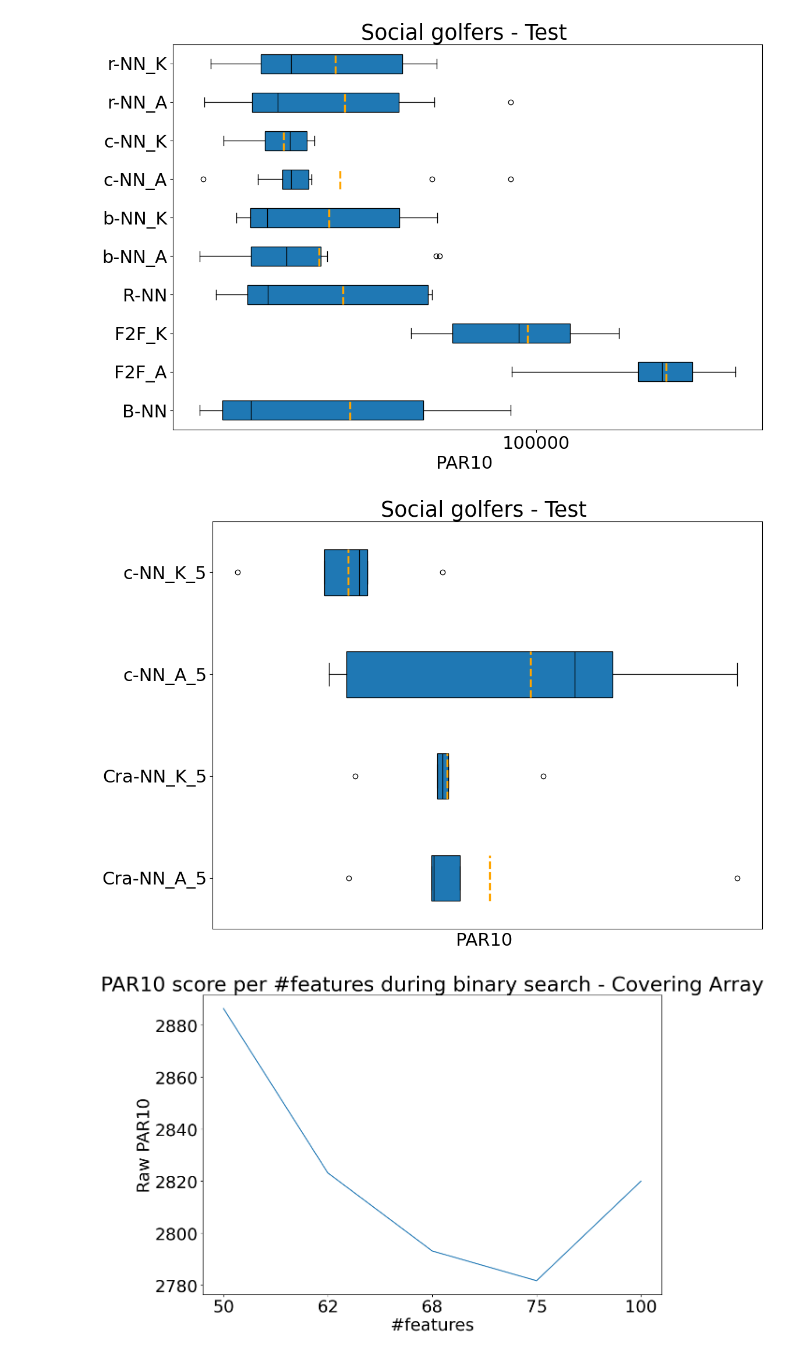
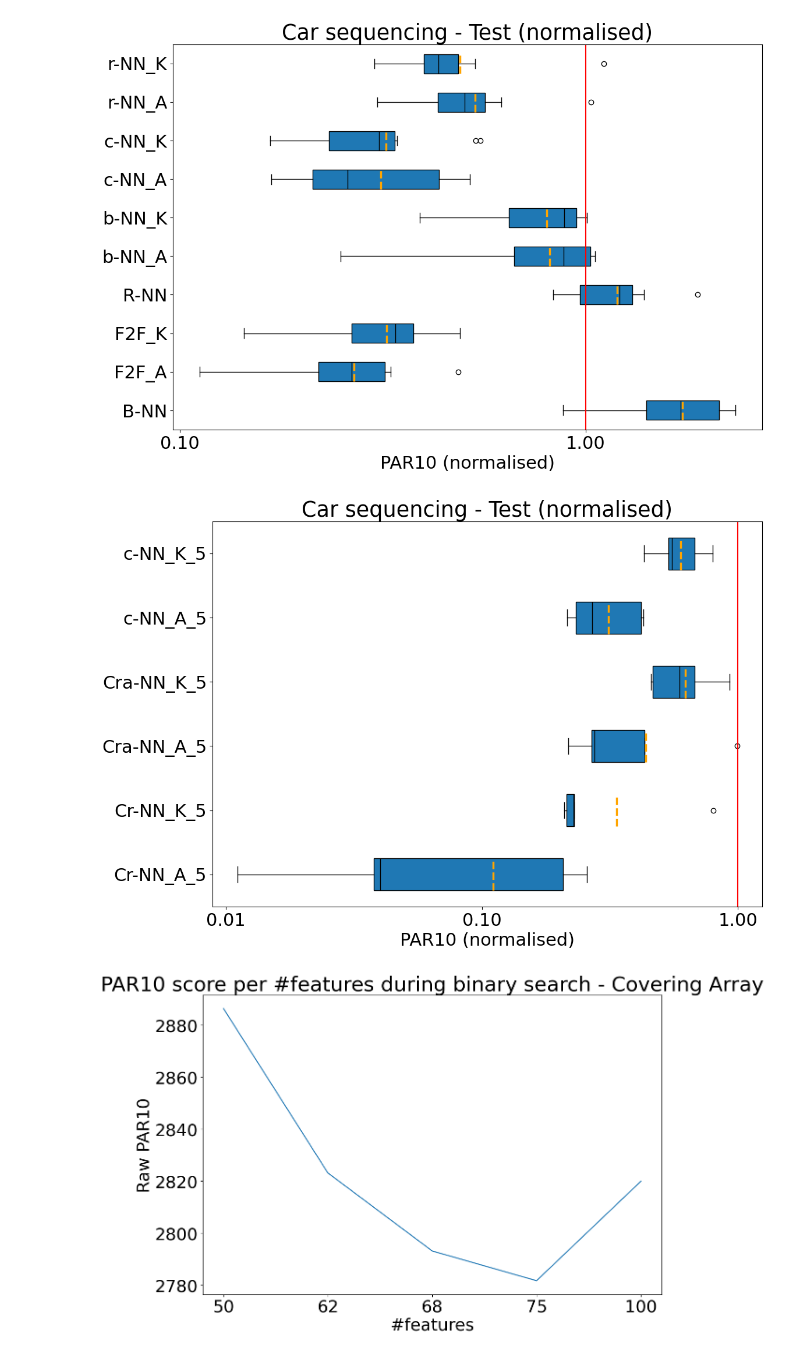
Before and after one commit to SeppiaBrilla/EFE_journal, a Jupyter notebook: analise.ipynb, the cells around one changed output. Drawn from its saved outputs; the diff is of its cells as text; code cells hidden in the pictures.

Commit message:
new figures

```diff
--- a/analise.ipynb
+++ b/analise.ipynb
@@ -6,7 +6,7 @@ import numpy as np
 import matplotlib.pyplot as plt
 from matplotlib import rc
 # %%
-problem_class = "SocialGolfers"
+problem_class = "CarSequencing"
 problem_title = ''
 if problem_class == 'CarSequencing':
     problem_title = 'Car sequencing'
@@ -111,7 +111,7 @@ for prediction_methodology in predictions.keys():
 # %%
 size = 12, 8
 import matplotlib
-normalised = False
+normalised = True
 rc('font', size=22)
 
 for set_to_use in ["test"]: #["train", "validation", 'test']:
@@ -119,38 +119,38 @@ for set_to_use in ["test"]: #["train", "validation", 'test']:
     for key in preditions_dataset.keys():
         if "_5" in key:
             continue
         plot_predictions[key] = [v['normalised' if normalised else 'raw'] for v in preditions_dataset[key][set_to_use].values()]
 
     plot = []
     sorted_data = dict(sorted(plot_predictions.items(), key=lambda item: item[0]))
     plt.figure(figsize=size)
     plt.boxplot(list(sorted_data.values()),
                 vert=False,
                 patch_artist=True,
                 showmeans=True,
                 meanprops=dict(linestyle='--', linewidth=2.5, color='orange'),
                 boxprops=dict(facecolor="#1F78B4"),
                 meanline=True,
                 medianprops=dict(color='black'))
     plt.yticks(range(1, len(sorted_data) + 1), list(sorted_data.keys()))
 
     plt.xscale("log")
     plt.gca().get_xaxis().set_major_formatter(matplotlib.ticker.ScalarFormatter())
     plt.gca().minorticks_off()
     if normalised:
         plt.axvline(1, color="red")
     plt.xlabel(f'PAR10 {"(normalised)" if normalised else ""}')
     plt.ylabel('')
     plt.tight_layout()
     plt.title(f"{problem_title} - {set_to_use.capitalize()} {'(normalised)' if normalised else ''}")
     plt.savefig(f"data/images/results_{set_to_use}_{problem_class}_full_nonreduced{'(normalised)' if normalised else ''}.pdf", format="pdf", bbox_inches='tight')
     plt.show()
 # %% [output]
-[figure, old version]
+[figure, new version]
 # %%
 size = 12, 8
 import matplotlib
-normalised = False
+normalised = True
 rc('font', size=22)
 
 for set_to_use in ["test"]: #["train", "validation", 'test']:
@@ -185,7 +185,7 @@ for set_to_use in ["test"]: #["train", "validation", 'test']:
     plt.savefig(f"data/images/results_{set_to_use}_{problem_class}_reduced{'(normalised)' if normalised else ''}.pdf", format="pdf", bbox_inches='tight')
     plt.show()
 # %% [output]
-[figure, old version]
+[figure, new version]
 # %%
 size = 12, 8
 import matplotlib
```
Also changed, not shown: parts of 1 cell of this notebook.
